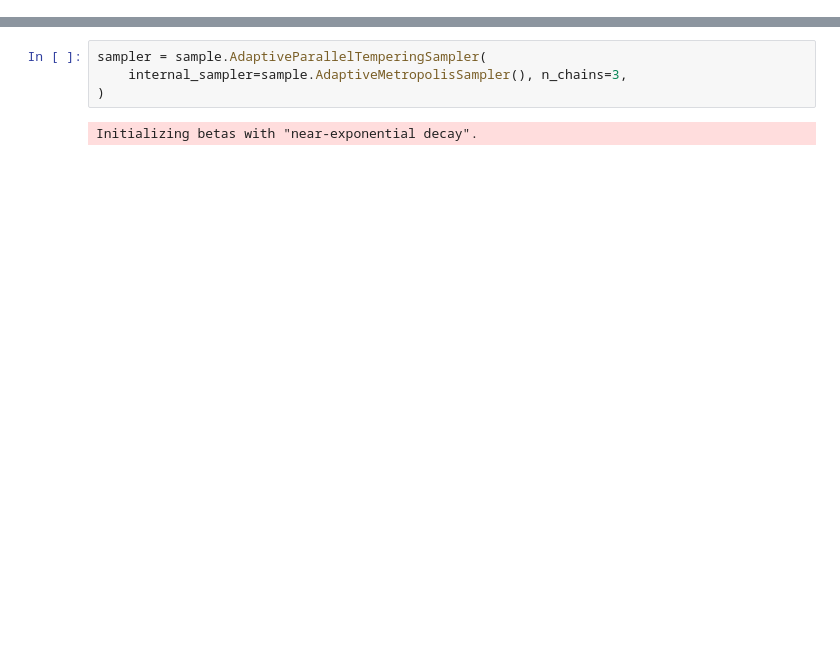
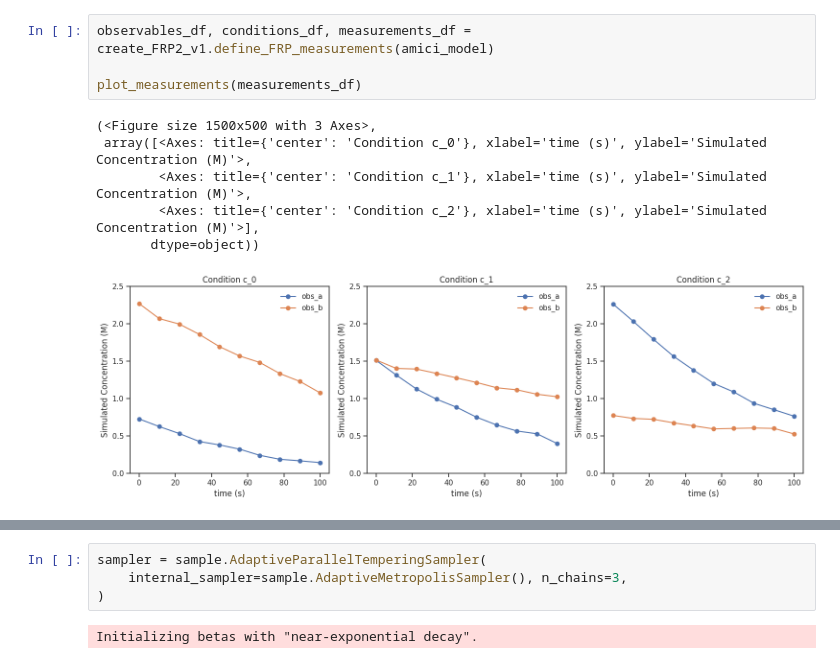
Before and after one commit to shivanimadhan/kinetic-ode-fitting, a Jupyter notebook: PyPESTO/FRP/FRP2_v1.ipynb, the cells around one changed output, grey strips where cells are left out. Drawn from its saved outputs; the diff is of its cells as text; blank space fills up the shorter version.

Commit message:
Updated FRP Models

```diff
--- a/PyPESTO/FRP/FRP2_v1.ipynb
+++ b/PyPESTO/FRP/FRP2_v1.ipynb
@@ -17,0 +52,11 @@ Importing AMICI model from SBML
+# %%
+observables_df, conditions_df, measurements_df = create_FRP2_v1.define_FRP_measurements(amici_model)
+
+plot_measurements(measurements_df)
+# %% [output]
+(<Figure size 1500x500 with 3 Axes>,
+ array([<Axes: title={'center': 'Condition c_0'}, xlabel='time (s)', ylabel='Simulated Concentration (M)'>,
+        <Axes: title={'center': 'Condition c_1'}, xlabel='time (s)', ylabel='Simulated Concentration (M)'>,
+        <Axes: title={'center': 'Condition c_2'}, xlabel='time (s)', ylabel='Simulated Concentration (M)'>],
+       dtype=object))
+[figure, added]
```
Also changed, not shown: parts of 25 cells of this notebook, 34 other files.
